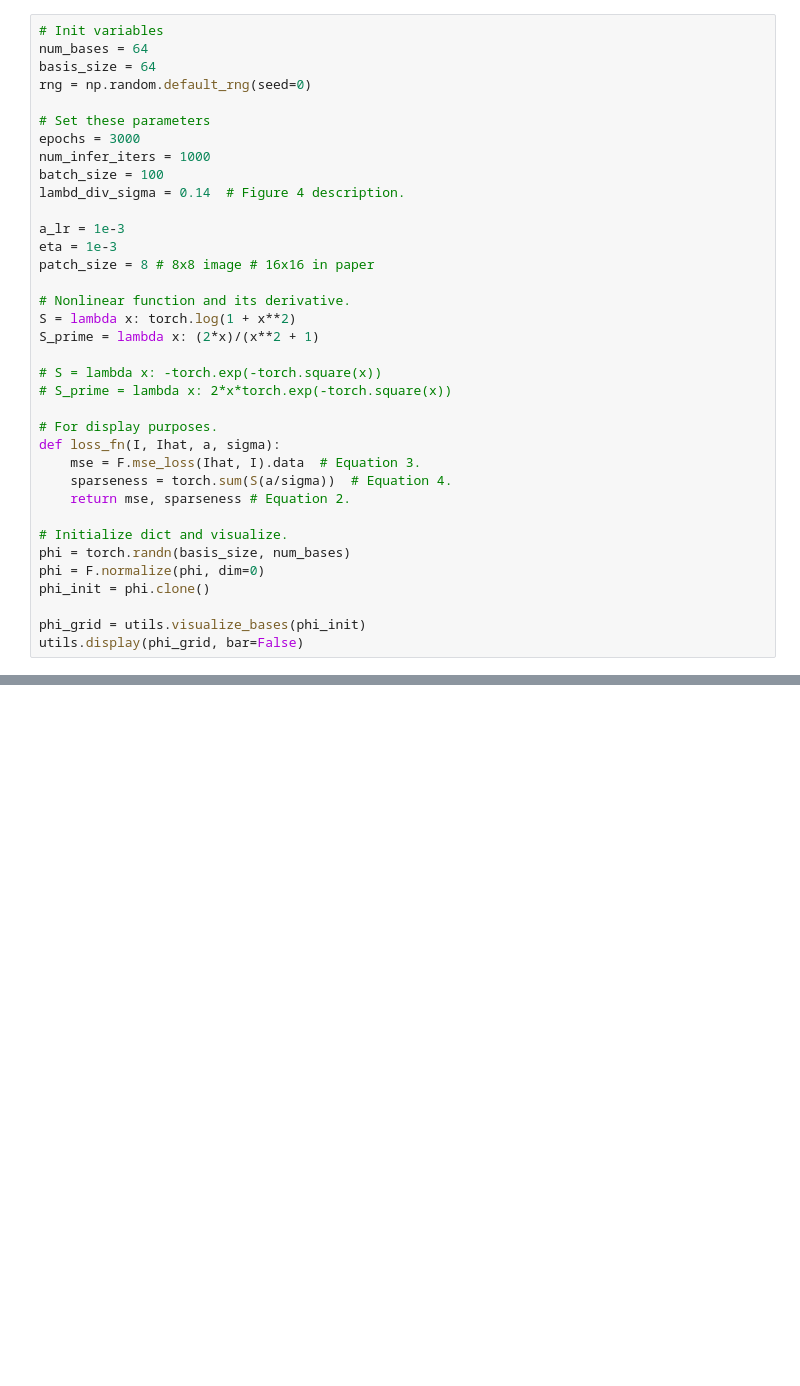
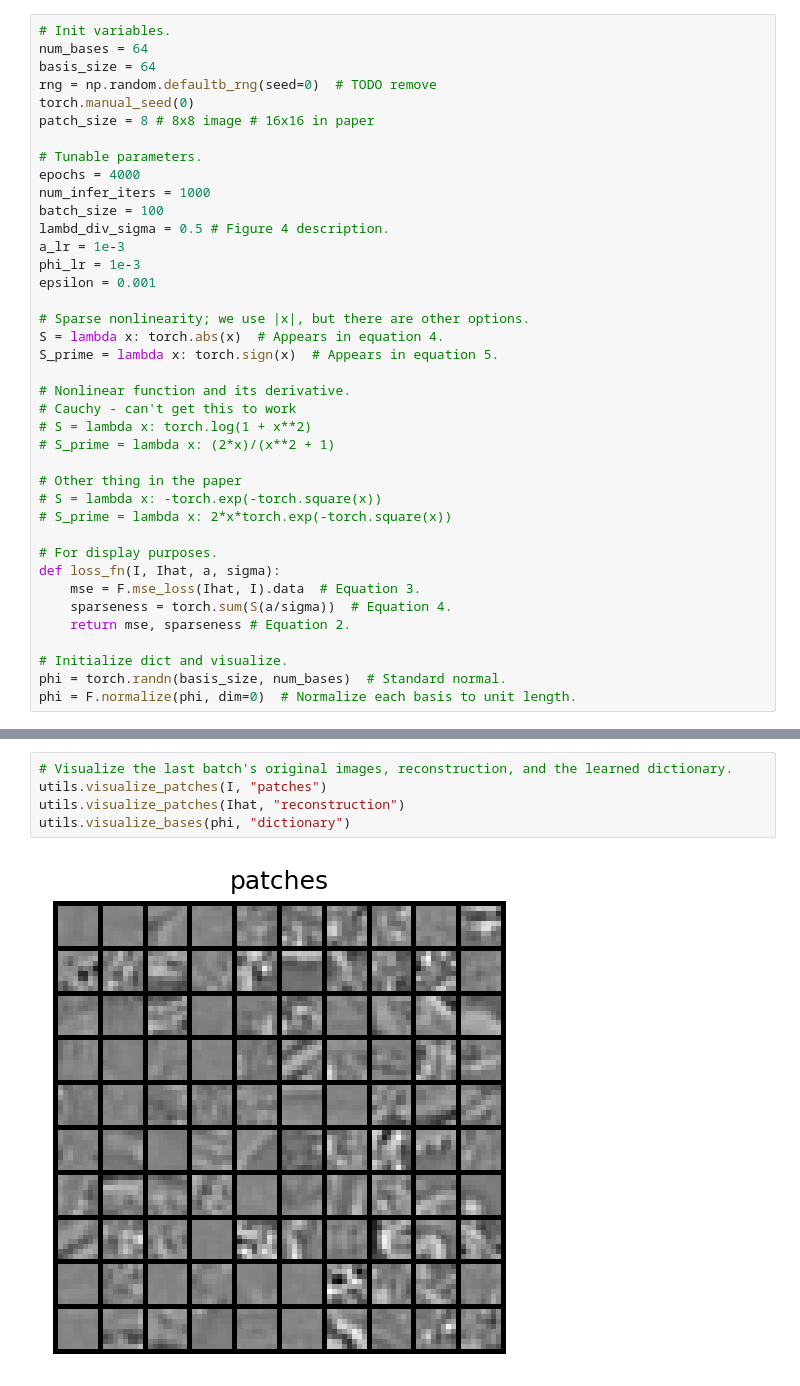
Before and after one commit to 9q9q/vanilla_sc, a Jupyter notebook: sparse_coding_demo.ipynb, the cells around one changed output, grey strips where cells are left out. Drawn from its saved outputs; the diff is of its cells as text; blank space fills up the shorter version.

```diff
--- a/sparse_coding_demo.ipynb
+++ b/sparse_coding_demo.ipynb
@@ -32,23 +27,30 @@ plt.imshow(imgs[:,:,0], cmap="gray")
 # %%
-# Init variables
+# Init variables.
 num_bases = 64
 basis_size = 64
-rng = np.random.default_rng(seed=0)
+rng = np.random.defaultb_rng(seed=0)  # TODO remove
+torch.manual_seed(0)
+patch_size = 8 # 8x8 image # 16x16 in paper
 
-# Set these parameters
-epochs = 3000
+# Tunable parameters.
+epochs = 4000
 num_infer_iters = 1000
 batch_size = 100
-lambd_div_sigma = 0.14  # Figure 4 description.
+lambd_div_sigma = 0.5 # Figure 4 description.
+a_lr = 1e-3
+phi_lr = 1e-3
+epsilon = 0.001
 
-a_lr = 1e-3
-eta = 1e-3
-patch_size = 8 # 8x8 image # 16x16 in paper
+# Sparse nonlinearity; we use |x|, but there are other options.
+S = lambda x: torch.abs(x)  # Appears in equation 4.
+S_prime = lambda x: torch.sign(x)  # Appears in equation 5.
 
 # Nonlinear function and its derivative.
-S = lambda x: torch.log(1 + x**2)
-S_prime = lambda x: (2*x)/(x**2 + 1)
+# Cauchy - can't get this to work
+# S = lambda x: torch.log(1 + x**2)
+# S_prime = lambda x: (2*x)/(x**2 + 1)
 
+# Other thing in the paper
 # S = lambda x: -torch.exp(-torch.square(x))
 # S_prime = lambda x: 2*x*torch.exp(-torch.square(x))
 
@@ -59,9 +61,5 @@ def loss_fn(I, Ihat, a, sigma):
     return mse, sparseness # Equation 2.
 
 # Initialize dict and visualize.
-phi = torch.randn(basis_size, num_bases)
-phi = F.normalize(phi, dim=0)
-phi_init = phi.clone()
-
-phi_grid = utils.visualize_bases(phi_init)
-utils.display(phi_grid, bar=False)
+phi = torch.randn(basis_size, num_bases)  # Standard normal.
+phi = F.normalize(phi, dim=0)  # Normalize each basis to unit length.
@@ -137,0 +124,7 @@ utils.display(phi_grid, "dictionary", bar=False)
+# %%
+# Visualize the last batch's original images, reconstruction, and the learned dictionary.
+utils.visualize_patches(I, "patches")
+utils.visualize_patches(Ihat, "reconstruction")
+utils.visualize_bases(phi, "dictionary")
+# %% [output]
+[figure, added]
```
Also changed, not shown: parts of 11 cells of this notebook, 1 other file.
